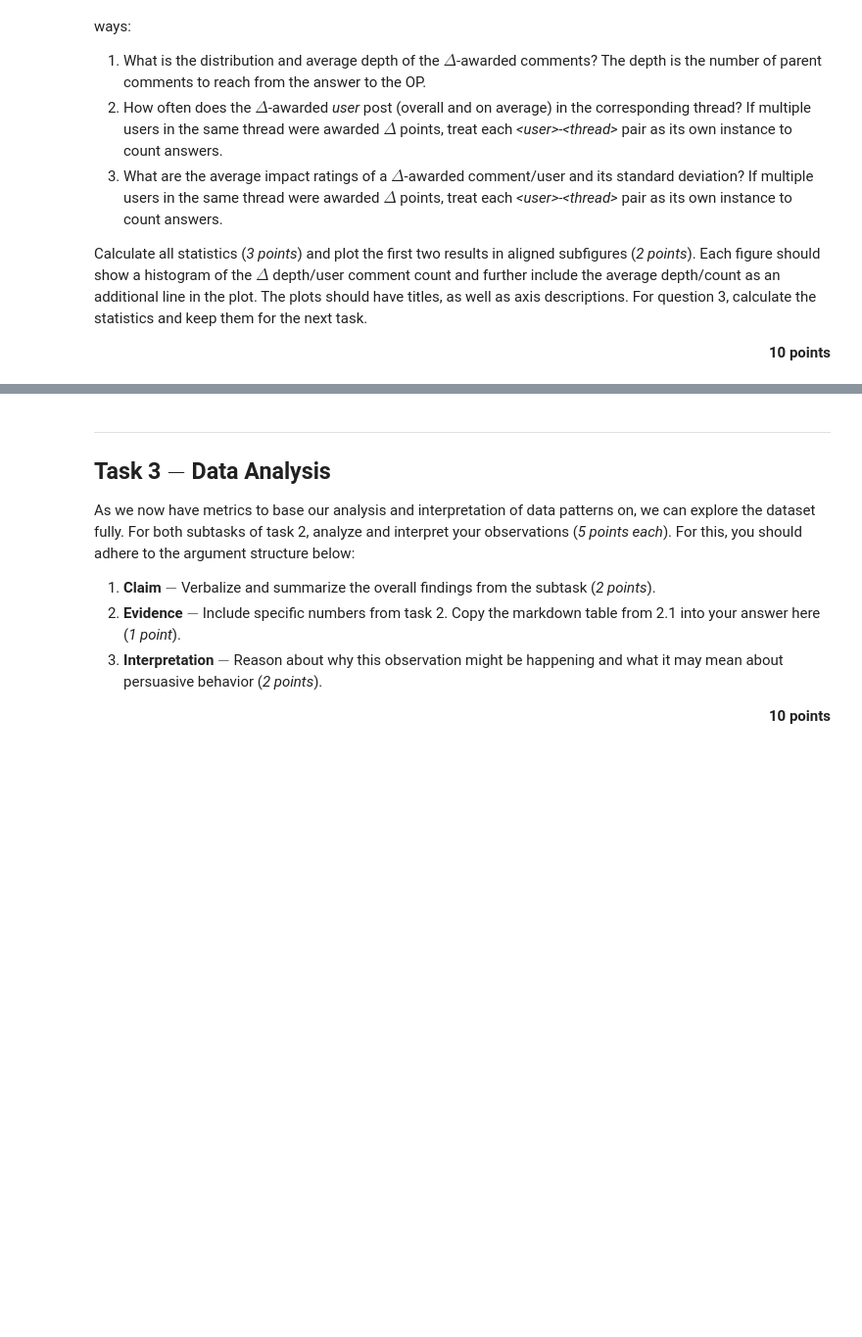
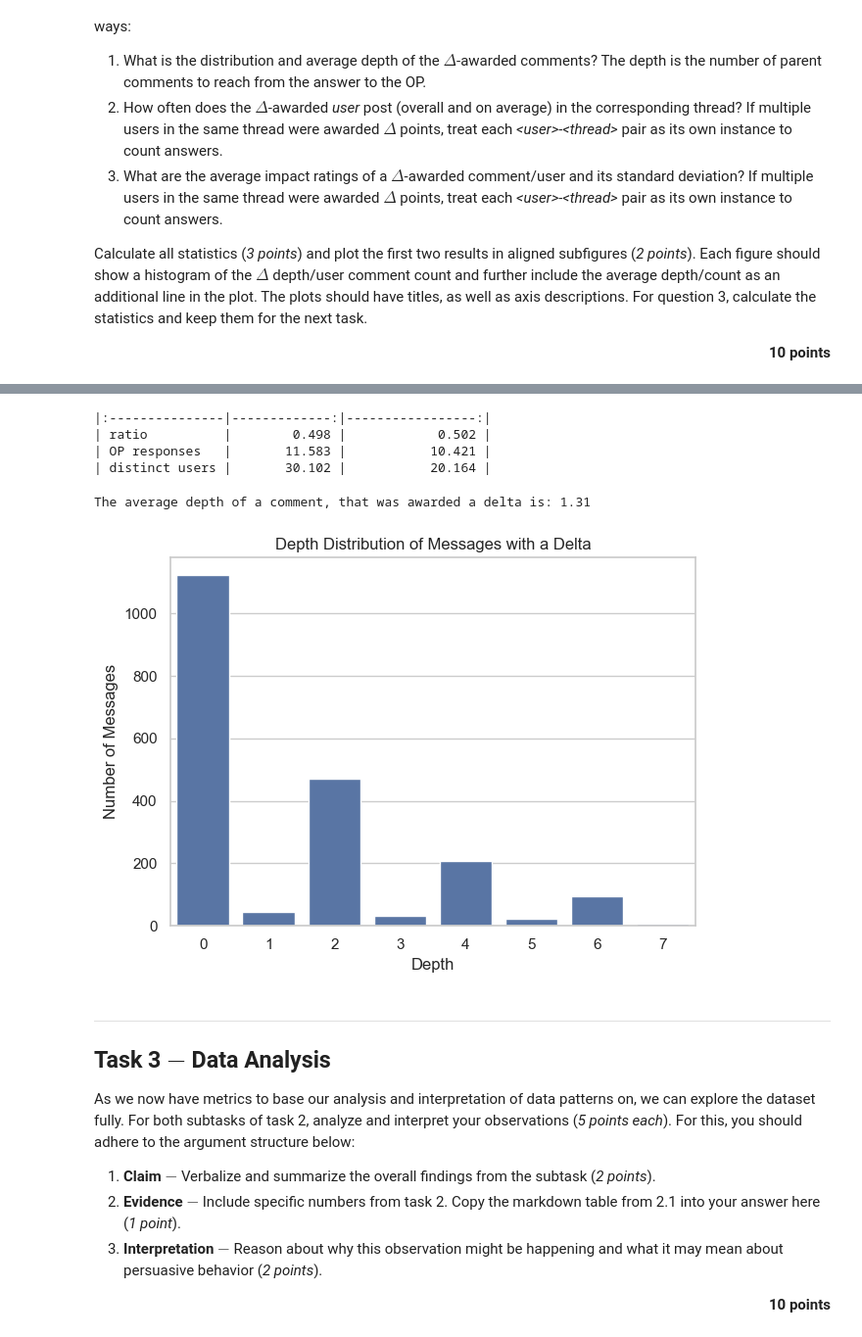
Before and after one commit to Ole-rgb/Lab-Argumentation-Technology, a Jupyter notebook: assignment-2.ipynb, the cells around one changed output, grey strips where cells are left out. Shown at 98% size. Saved outputs shown, nothing was run; the diff lists cells and outputs as text; code cells hidden in the pictures; blank space fills up the shorter version.

Commit message:
implemented complete data preperation (taks1) and simple metrics calculations (taks 2.1)

```diff
--- a/assignment-2.ipynb
+++ b/assignment-2.ipynb
@@ -116,11 +121,11 @@ with bz2.open(data_path, "rt") as f:
     PRINT_DEBUG()
     PRINT_DEBUG(f"First two comments from the comment section:\n {json.dumps(json.loads(d)['comments'], indent=2)}")
     PRINT_DEBUG()
-    if False:
+    if DEBUG:
         PRINT_DEBUG(f"Save first post to file for better readability")
-        with open("data/extracted_first_post.json", "w") as f_out:
+        with open("data/extracted_post0.json", "w") as f_out:
             json.dump(json.loads(d), f_out, indent=2)
-        PRINT_DEBUG(f"Saved first post to data/extracted_first_post.json")
+        PRINT_DEBUG(f"Saved first post to data/extracted_post0.json")
 # %%
 def load_jsonl_bz2(filepath:str) -> list[dict]:
     """
@@ -130,14 +135,14 @@ def load_jsonl_bz2(filepath:str) -> list[dict]:
         filepath (str): path to the jsonlist.bz2 file that should be read
 
     Returns:
-        list[dict]: list of extracted posts
+        list[dict]: list of extracted threads
     """
     with bz2.open(filepath, "rt") as f:
         return [json.loads(line) for line in f]
 
 PRINT_DEBUG("Loading Data")
 data = load_jsonl_bz2(data_path)
-PRINT_DEBUG(f"Loaded a list of {len(data)} posts containing discussion in /r/ChangeMyView")
+PRINT_DEBUG(f"Loaded a list of {len(data)} threads containing discussion in /r/ChangeMyView")
 # %% [markdown]
 ---
 
@@ -309,5 +310,10 @@ Calculate all statistics (_3 points_) and plot the first two results in aligned
 
 <div style="text-align: right"><b>10 points</b></div>
 # %%
-# YOUR CODE HERE
-raise NotImplementedError
+# Identify successful threads (those with at least one delta-awarded comment)
+threads = (df.groupby("thread_id")["persuasiveness"].sum() > 0)
+successful_thread_ids = threads[threads].index
+
+# Split threads into successful and unsuccessful persuasion attempts
+df_successful = df[df["thread_id"].isin(successful_thread_ids)]
+df_unsuccessful = df[~df["thread_id"].isin(successful_thread_ids)]
@@ -315,0 +451,57 @@ NotImplementedError:
+# %%
+"""Summary of 2.1.1 - 2.1.3"""
+
+metrics = {
+    "persuasive": [s_ratio, s_avg_op_rsps, s_avg_users],
+    "non-persuasive": [u_ratio, u_avg_op_rsps, u_avg_users],
+}
+
+index = ["ratio", "OP responses", "distinct users"]
+
+# Create DataFrame
+summary = pd.DataFrame(metrics, index=index)
+
+print(summary.to_markdown(floatfmt=".3f"))
+# %% [output]
+|:---------------|-------------:|-----------------:|
+| ratio          |        0.498 |            0.502 |
+| OP responses   |       11.583 |           10.421 |
+| distinct users |       30.102 |           20.164 |
+# %%
+"""2.2.1: Depth of awarded deltas in successful threads"""
+
+depths = []
+# TODO maybe final_depth = (depth - 1), because the direct replies to the original post have depth 1, but maybe we want to count them as depth 0
+for t_id in successful_thread_ids:
+    thread_comments = df_successful[df_successful["thread_id"] == t_id]
+    delta_comments = thread_comments[thread_comments["persuasiveness"] == 1]
+    for _,c in delta_comments.iterrows():
+        depth = 0
+        parent = c["parent_id"]
+        while parent:
+            parent_row = thread_comments[thread_comments["post_id"] == parent]
+            if parent_row.empty:
+                break
+            parent = parent_row.iloc[0]["parent_id"]
+            depth += 1
+        depths.append(depth - 1)  # Subtract 1 to count direct replies to the original post as depth 0
+
+
+counter = Counter(depths)
+
+# Average over all deltas to get the average depth of awarded deltas
+average_depth = np.average(depths)
+print(f"The average depth of a comment, that was awarded a delta is: {average_depth:.2f}")
+
+# Distribution
+fig, ax = plt.subplots()
+sns.barplot(data=counter)
+
+plt.title("Depth Distribution of Messages with a Delta")
+plt.xlabel("Depth")
+plt.ylabel("Number of Messages")
+fig.tight_layout()
+plt.show()
+# %% [output]
+The average depth of a comment, that was awarded a delta is: 1.31
+[figure, added]
```
Also changed, not shown: parts of 12 cells of this notebook.
